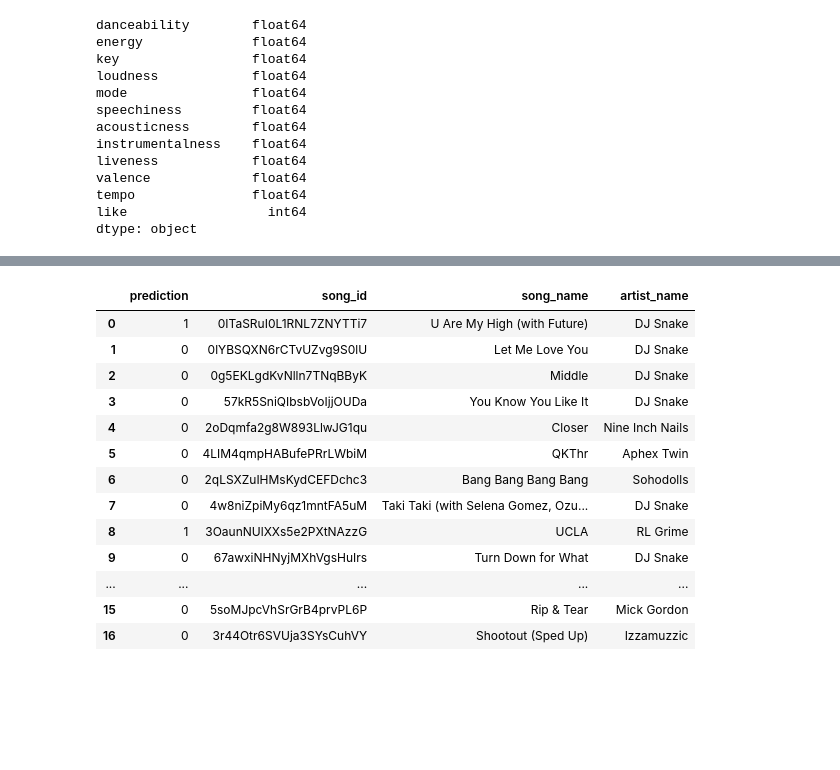
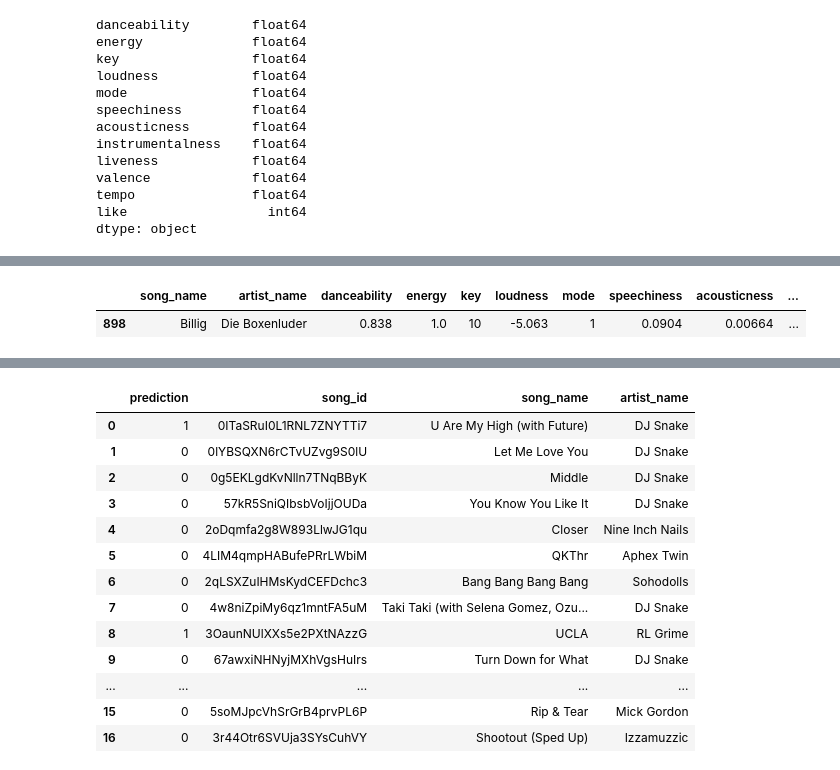
Before and after one commit to misterteri/spotify-api, a Jupyter notebook: main.ipynb, the cells around one changed output, grey strips where cells are left out. Cells and saved outputs as stored; diff of their text form; code cells hidden in the pictures; blank space fills up the shorter version.

```diff
--- a/main.ipynb
+++ b/main.ipynb
@@ -210,3 +192,9 @@ plt.savefig("maps/graph-4.png", format="PNG", dpi=600)
+# %%
+# print the start song
+start_song
+# %% [output]
+|  | song_name | artist_name | danceability | energy | key | loudness | mode | speechiness | acousticness | ... |
+| 898 | Billig | Die Boxenluder | 0.838 | 1.0 | 10 | -5.063 | 1 | 0.0904 | 0.00664 | ... |
 # %%
 # split the dataframe from techno_songs into 20% test set and 80% training set
 techno_train_songs, techno_test_songs = train_test_split(techno_songs, test_size=0.2)
```
Also changed, not shown: parts of 6 cells of this notebook, 1 other file.
